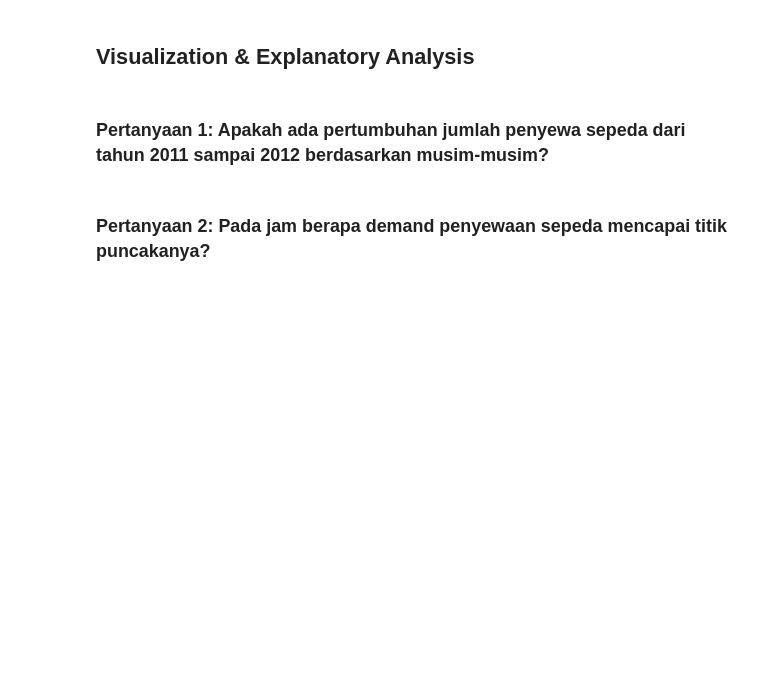
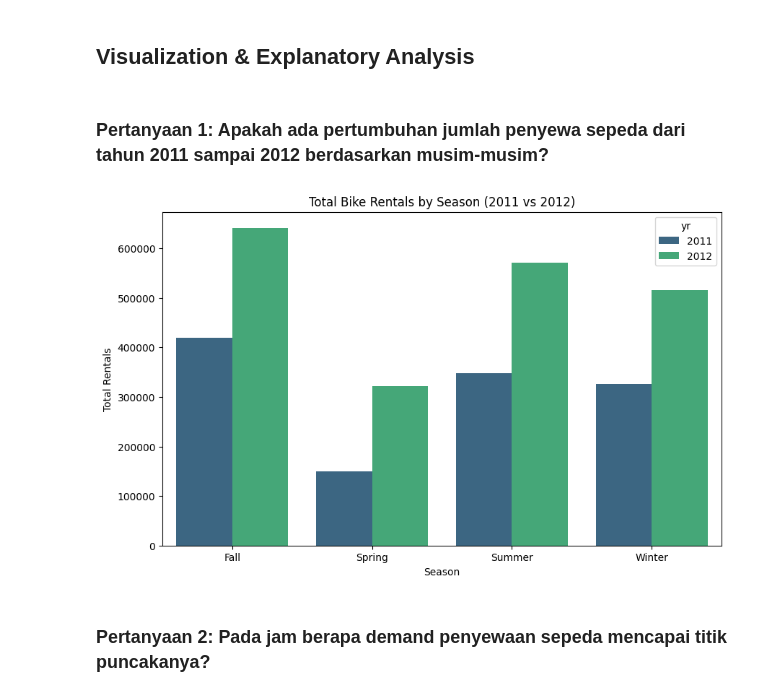
Before and after one commit to jmn-cdcc185d6y2746/analisa-data, a Jupyter notebook: notebook.ipynb, the cells around one changed output. Cells and saved outputs as stored; diff of their text form; code cells hidden in the pictures; blank space fills up the shorter version.

```diff
--- a/notebook.ipynb
+++ b/notebook.ipynb
@@ -348,5 +348,14 @@ display(permintaan)
 ## Visualization & Explanatory Analysis
 # %% [markdown]
 ### Pertanyaan 1: Apakah ada pertumbuhan jumlah penyewa sepeda dari tahun 2011 sampai 2012 berdasarkan musim-musim?
+# %%
+plt.figure(figsize=(10, 6))
+sns.barplot(data=pertumbuhan, x='season', y='cnt', hue='yr', palette='viridis')
+plt.title('Total Bike Rentals by Season (2011 vs 2012)')
+plt.xlabel('Season')
+plt.ylabel('Total Rentals')
+plt.show()
+# %% [output]
+[figure, added]
 # %% [markdown]
 ### Pertanyaan 2: Pada jam berapa demand penyewaan sepeda mencapai titik puncakanya?
```
Also changed, not shown: parts of 3 cells of this notebook.
